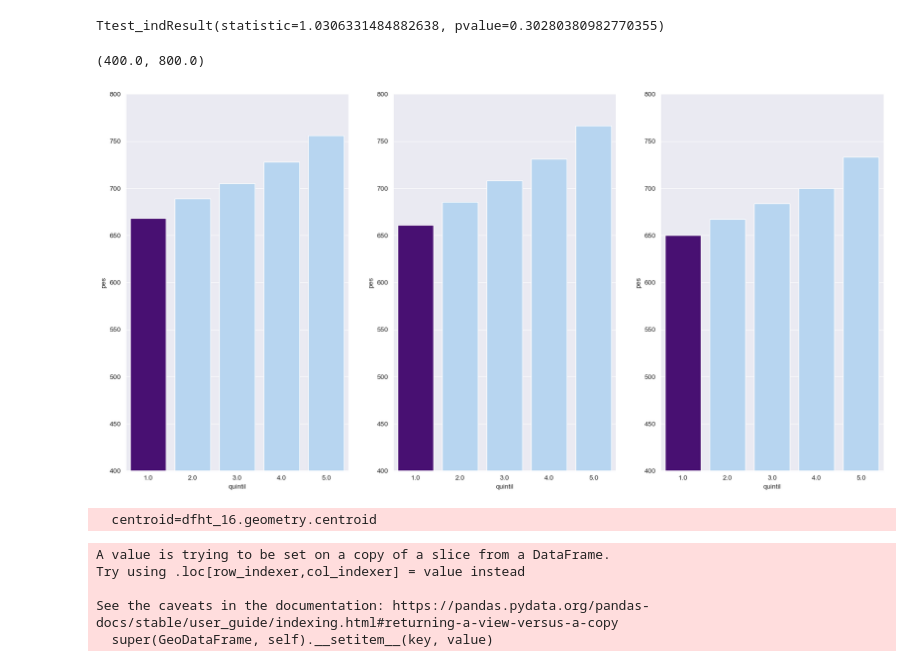
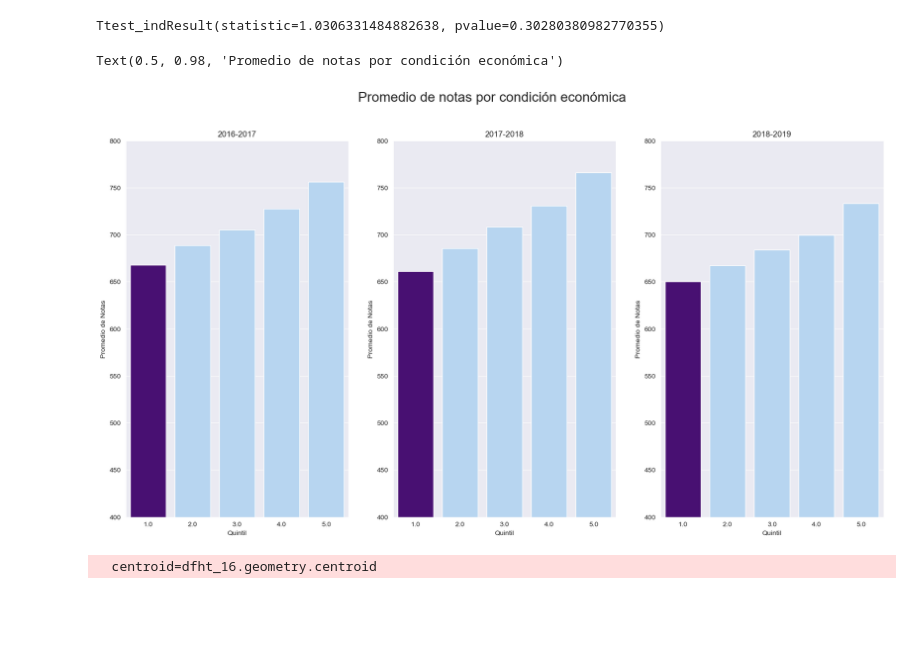
Before and after one commit to Alfreed0/DataScience, a Jupyter notebook: Notebooks/Proyecto.ipynb, the cells around one changed output. Saved outputs shown, nothing was run; the diff lists cells and outputs as text; code cells hidden in the pictures; blank space fills up the shorter version.

```diff
--- a/Notebooks/Proyecto.ipynb
+++ b/Notebooks/Proyecto.ipynb
@@ -451,15 +443,25 @@ df_quintil_18 = gdf_amie_18.groupby('quintil').mean().reset_index(drop=False)
 # %%
 sns.set_style('darkgrid')
 fig,axs = plt.subplots(1, 3, figsize=(20, 10))
 sns.barplot(data=df_quintil_16, x="quintil", y="pes", ax=axs[0], palette=['Indigo', '#ADD5FA', '#ADD5FA', '#ADD5FA', '#ADD5FA'])
 sns.barplot(data=df_quintil_17, x="quintil", y="pes", ax=axs[1], palette=['Indigo', '#ADD5FA', '#ADD5FA', '#ADD5FA', '#ADD5FA'])
 sns.barplot(data=df_quintil_18, x="quintil", y="pes", ax=axs[2], palette=['Indigo', '#ADD5FA', '#ADD5FA', '#ADD5FA', '#ADD5FA'])
 axs[0].set_ylim(400, 800)
 axs[1].set_ylim(400, 800)
 axs[2].set_ylim(400, 800)
+axs[0].set_title('2016-2017')
+axs[1].set_title('2017-2018')
+axs[2].set_title('2018-2019')
+axs[0].set_ylabel('Promedio de Notas')
+axs[0].set_xlabel('Quintil')
+axs[1].set_ylabel('Promedio de Notas')
+axs[1].set_xlabel('Quintil')
+axs[2].set_ylabel('Promedio de Notas')
+axs[2].set_xlabel('Quintil')
+plt.suptitle('Promedio de notas por condición económica', fontsize=20)
 # %% [output]
-(400.0, 800.0)
+Text(0.5, 0.98, 'Promedio de notas por condición económica')
-[figure, old version]
+[figure, new version]
 # %%
 df_cantones['DPA_CANTON'] = df_cantones['DPA_CANTON'].astype('int')
 # %%
@@ -502,14 +504,3 @@ layer = folium.GeoJson('../Output/ShapeFiles/colegios_canton.geojson',
 m.add_child(layer)
 m.add_child(colormap)
 m.save('../Output/ShapeFiles/colegio_canton.html')
-# %%
-df_outliers['imat'] = df_outliers['imat'].str.replace(',', '.').astype('float')
-df_outliers['ilyl'] = df_outliers['ilyl'].str.replace(',', '.').astype('float')
-df_outliers['icn'] = df_outliers['icn'].str.replace(',', '.').astype('float')
-df_outliers['ies'] = df_outliers['ies'].str.replace(',', '.').astype('float')
-# %% [output]
-A value is trying to be set on a copy of a slice from a DataFrame.
-Try using .loc[row_indexer,col_indexer] = value instead
-
-See the caveats in the documentation: https://pandas.pydata.org/pandas-docs/stable/user_guide/indexing.html#returning-a-view-versus-a-copy
-  super(GeoDataFrame, self).__setitem__(key, value)
```
Also changed, not shown: parts of 43 cells of this notebook, 5 other files.
